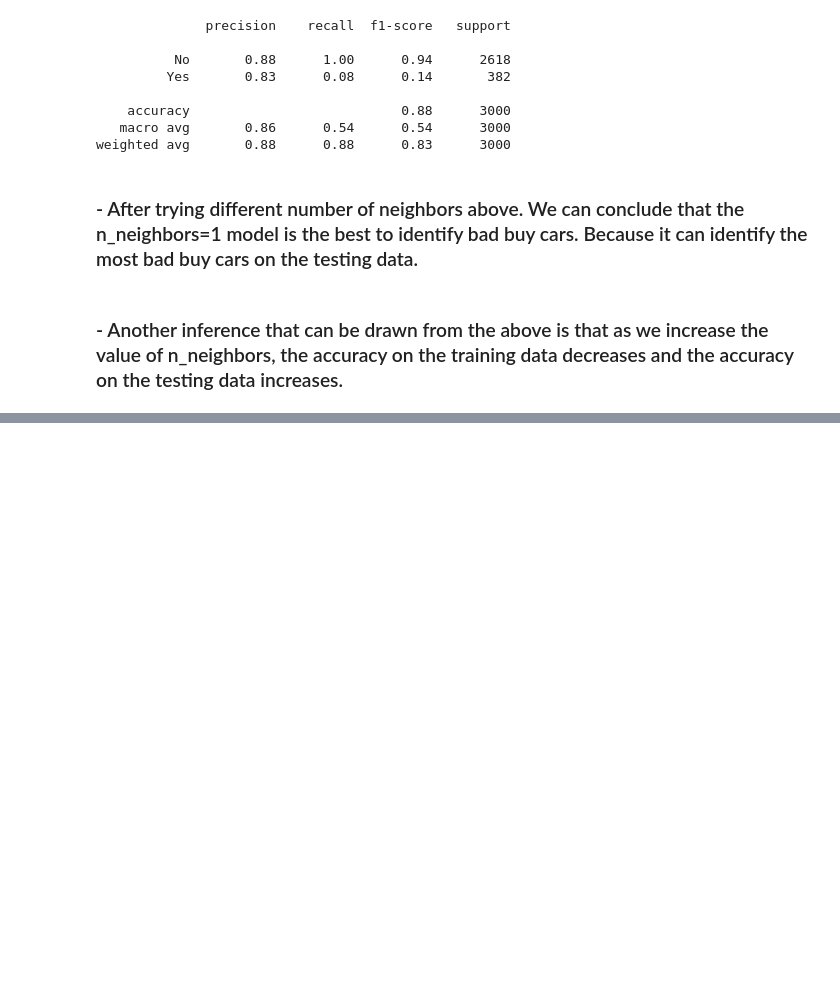
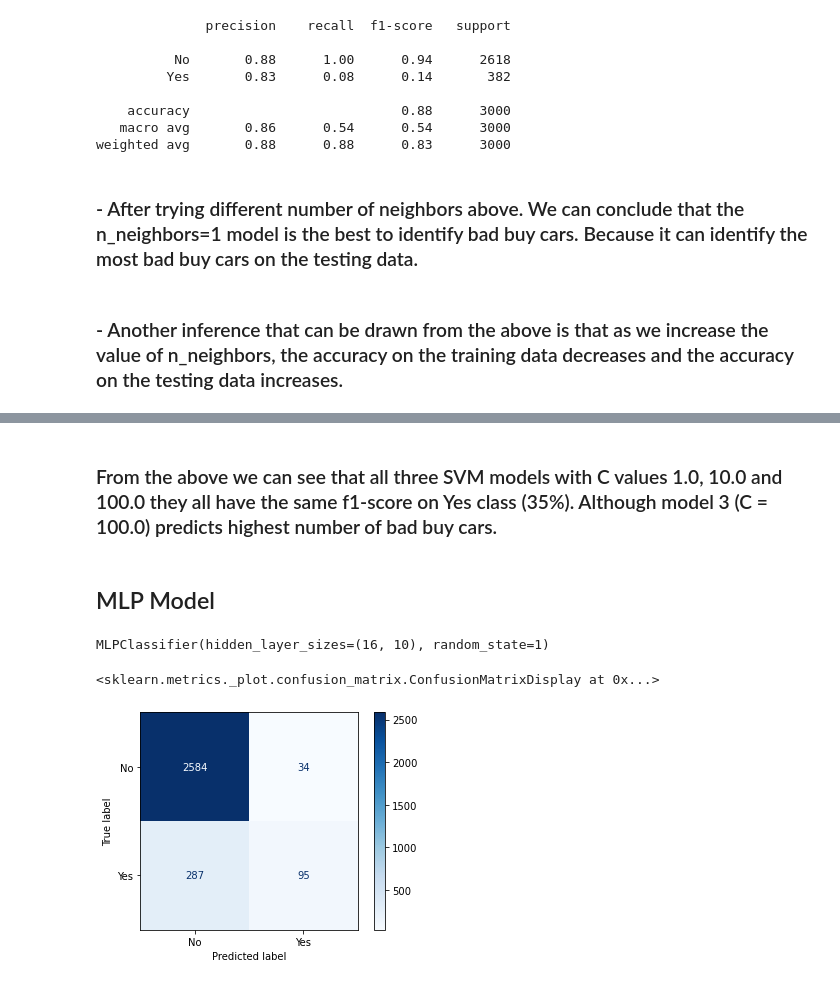
Before and after one commit to yashmishra01/Predicting-poor-automotive-purchase, a Jupyter notebook: CAR AUCTION BAD BUY PREDICTION.ipynb, the cells around one changed output, grey strips where cells are left out. Saved outputs shown, nothing was run; the diff lists cells and outputs as text; code cells hidden in the pictures; blank space fills up the shorter version.

```diff
--- a/CAR AUCTION BAD BUY PREDICTION.ipynb
+++ b/CAR AUCTION BAD BUY PREDICTION.ipynb
@@ -474,0 +566,10 @@ weighted avg       0.88      0.88      0.83      3000
+# %% [markdown]
+### From the above we can see that all three SVM models with C values 1.0, 10.0 and 100.0 they all have the same f1-score on Yes class (35%). Although model 3 (C = 100.0) predicts highest number of bad buy cars.
+# %% [markdown]
+## MLP Model
+# %%
+#Build MLP model contains two hidden layers: 16 hidden nodes for the first layer, and 10 hidden nodes for the second layer. Set random_state=1.
+model_MLP = MLPClassifier(hidden_layer_sizes=(16, 10), random_state=1)
+model_MLP.fit(predictors_train, target_train)
+# %% [output]
+MLPClassifier(hidden_layer_sizes=(16, 10), random_state=1)
@@ -474,0 +579,6 @@ weighted avg       0.88      0.88      0.83      3000
+# %%
+# Examine the evaluation results on testing data: confusion_matrix
+plot_confusion_matrix(model_MLP, predictors_test, target_test, cmap=plt.cm.Blues, values_format='d')
+# %% [output]
+<sklearn.metrics._plot.confusion_matrix.ConfusionMatrixDisplay at 0x...>
+[figure, added]
```
Also changed, not shown: parts of 23 cells of this notebook.
